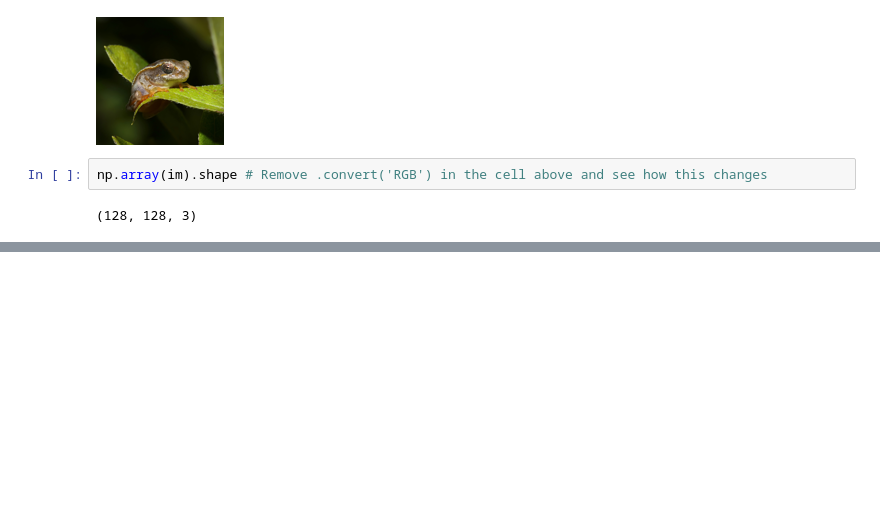
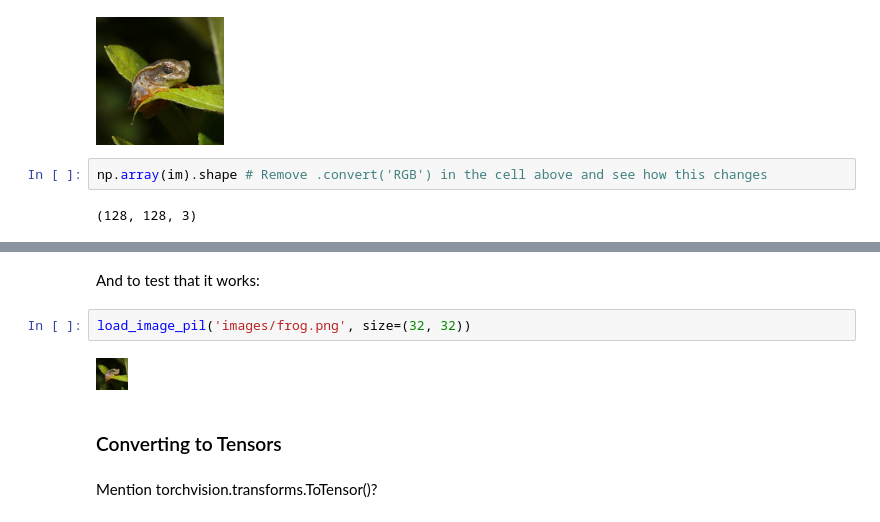
Before and after one commit to johnowhitaker/tglcourse, a Jupyter notebook: 01_PyTorch Basics.ipynb, the cells around one changed output, grey strips where cells are left out. Saved outputs shown, nothing was run; the diff lists cells and outputs as text; blank space fills up the shorter version.

```diff
--- a/01_PyTorch Basics.ipynb
+++ b/01_PyTorch Basics.ipynb
@@ -35 +291,11 @@ torch.Size([3, 128, 128])
+# %% [markdown]
+And to test that it works:
+# %%
+load_image_pil('images/frog.png', size=(32, 32))
+# %% [output]
+[figure, added]
+# %% [markdown]
+### Converting to Tensors
+# %% [markdown]
+Mention torchvision.transforms.ToTensor()?
 # %%
```
Also changed, not shown: parts of 51 cells of this notebook.
